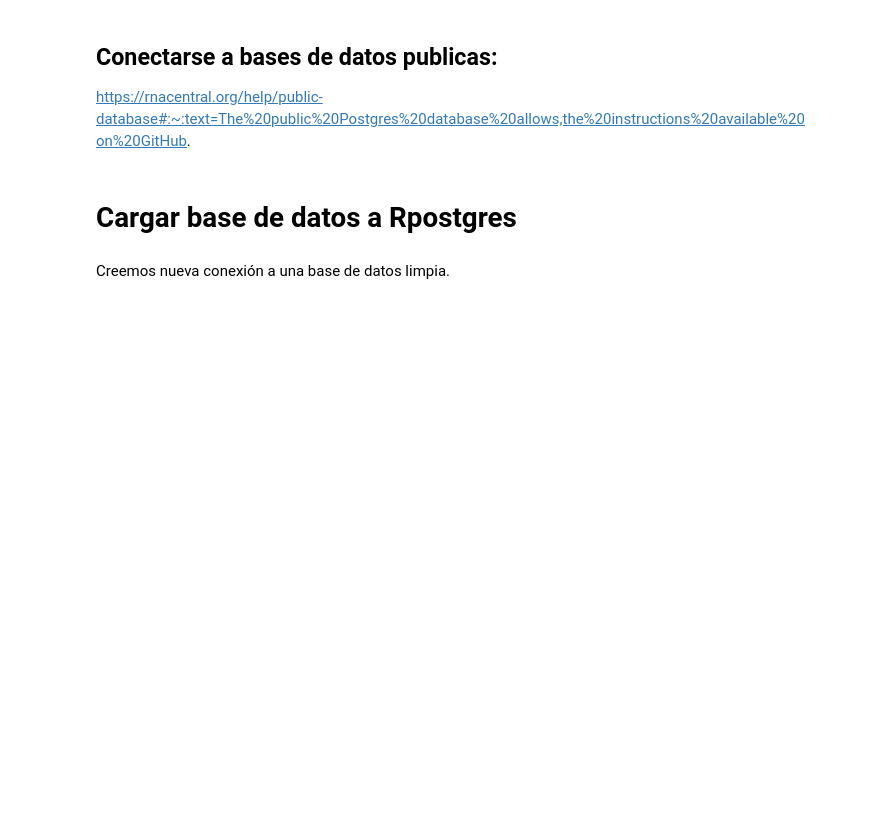
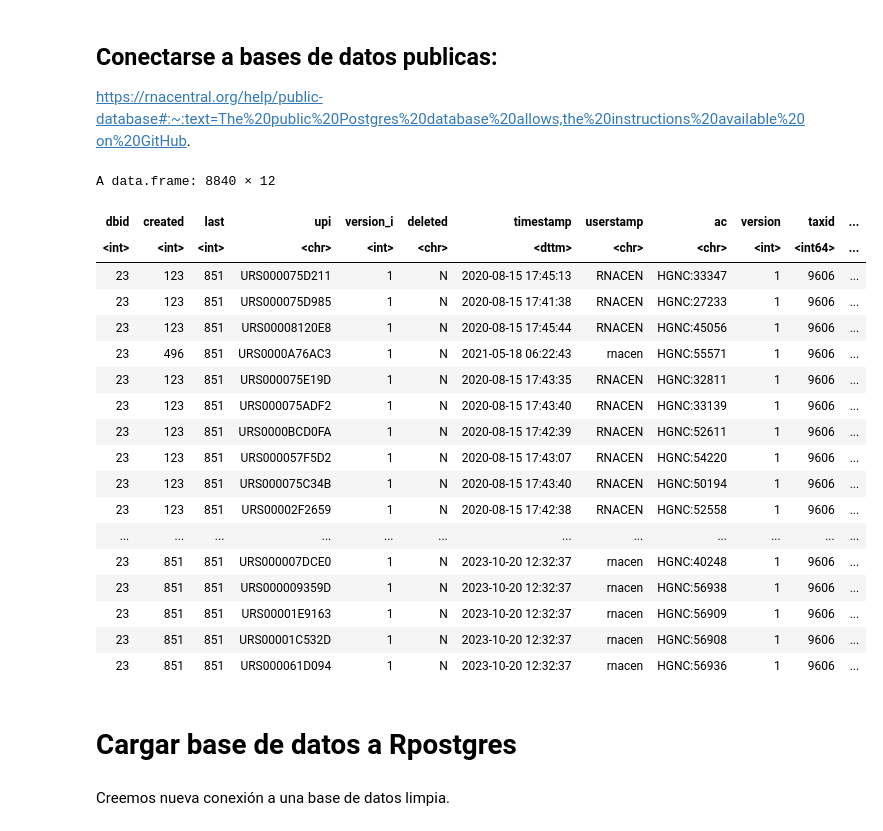
Before and after one commit to maxigaarp/Gestion_de_datos_2024, a Jupyter notebook: C3-Rpostgres.ipynb, the cells around one changed output. Saved outputs shown, nothing was run; the diff lists cells and outputs as text; code cells hidden in the pictures; blank space fills up the shorter version.

Commit message:
Kaggle Notebook | C3 - Rpostgres | Version 6

```diff
--- a/C3-Rpostgres.ipynb
+++ b/C3-Rpostgres.ipynb
@@ -151,6 +215,28 @@ con <- dbConnect(RPostgres::Postgres(),
                  port=5432,
                  user="reader",
                  password = 'NWDMCE5xdipIjRrp')
+# %%
+dbReadTable(con, "xref_p23_not_deleted_old")
+# %% [output]
+A data.frame: 8840 × 12
+| dbid | created | last | upi | version_i | deleted | timestamp | userstamp | ac | version | taxid | ... |
+| <int> | <int> | <int> | <chr> | <int> | <chr> | <dttm> | <chr> | <chr> | <int> | <int64> | ... |
+| 23 | 123 | 851 | URS000075D211 | 1 | N | 2020-08-15 17:45:13 | RNACEN | HGNC:33347 | 1 | 9606 | ... |
+| 23 | 123 | 851 | URS000075D985 | 1 | N | 2020-08-15 17:41:38 | RNACEN | HGNC:27233 | 1 | 9606 | ... |
+| 23 | 123 | 851 | URS00008120E8 | 1 | N | 2020-08-15 17:45:44 | RNACEN | HGNC:45056 | 1 | 9606 | ... |
+| 23 | 496 | 851 | URS0000A76AC3 | 1 | N | 2021-05-18 06:22:43 | rnacen | HGNC:55571 | 1 | 9606 | ... |
+| 23 | 123 | 851 | URS000075E19D | 1 | N | 2020-08-15 17:43:35 | RNACEN | HGNC:32811 | 1 | 9606 | ... |
+| 23 | 123 | 851 | URS000075ADF2 | 1 | N | 2020-08-15 17:43:40 | RNACEN | HGNC:33139 | 1 | 9606 | ... |
+| 23 | 123 | 851 | URS0000BCD0FA | 1 | N | 2020-08-15 17:42:39 | RNACEN | HGNC:52611 | 1 | 9606 | ... |
+| 23 | 123 | 851 | URS000057F5D2 | 1 | N | 2020-08-15 17:43:07 | RNACEN | HGNC:54220 | 1 | 9606 | ... |
+| 23 | 123 | 851 | URS000075C34B | 1 | N | 2020-08-15 17:43:40 | RNACEN | HGNC:50194 | 1 | 9606 | ... |
+| 23 | 123 | 851 | URS00002F2659 | 1 | N | 2020-08-15 17:42:38 | RNACEN | HGNC:52558 | 1 | 9606 | ... |
+| ... | ... | ... | ... | ... | ... | ... | ... | ... | ... | ... | ... |
+| 23 | 851 | 851 | URS000007DCE0 | 1 | N | 2023-10-20 12:32:37 | rnacen | HGNC:40248 | 1 | 9606 | ... |
+| 23 | 851 | 851 | URS000009359D | 1 | N | 2023-10-20 12:32:37 | rnacen | HGNC:56938 | 1 | 9606 | ... |
+| 23 | 851 | 851 | URS00001E9163 | 1 | N | 2023-10-20 12:32:37 | rnacen | HGNC:56909 | 1 | 9606 | ... |
+| 23 | 851 | 851 | URS00001C532D | 1 | N | 2023-10-20 12:32:37 | rnacen | HGNC:56908 | 1 | 9606 | ... |
+| 23 | 851 | 851 | URS000061D094 | 1 | N | 2023-10-20 12:32:37 | rnacen | HGNC:56936 | 1 | 9606 | ... |
 # %% [markdown]
 # Cargar base de datos a Rpostgres
 # %% [markdown]
```
Also changed, not shown: parts of 81 cells of this notebook.
